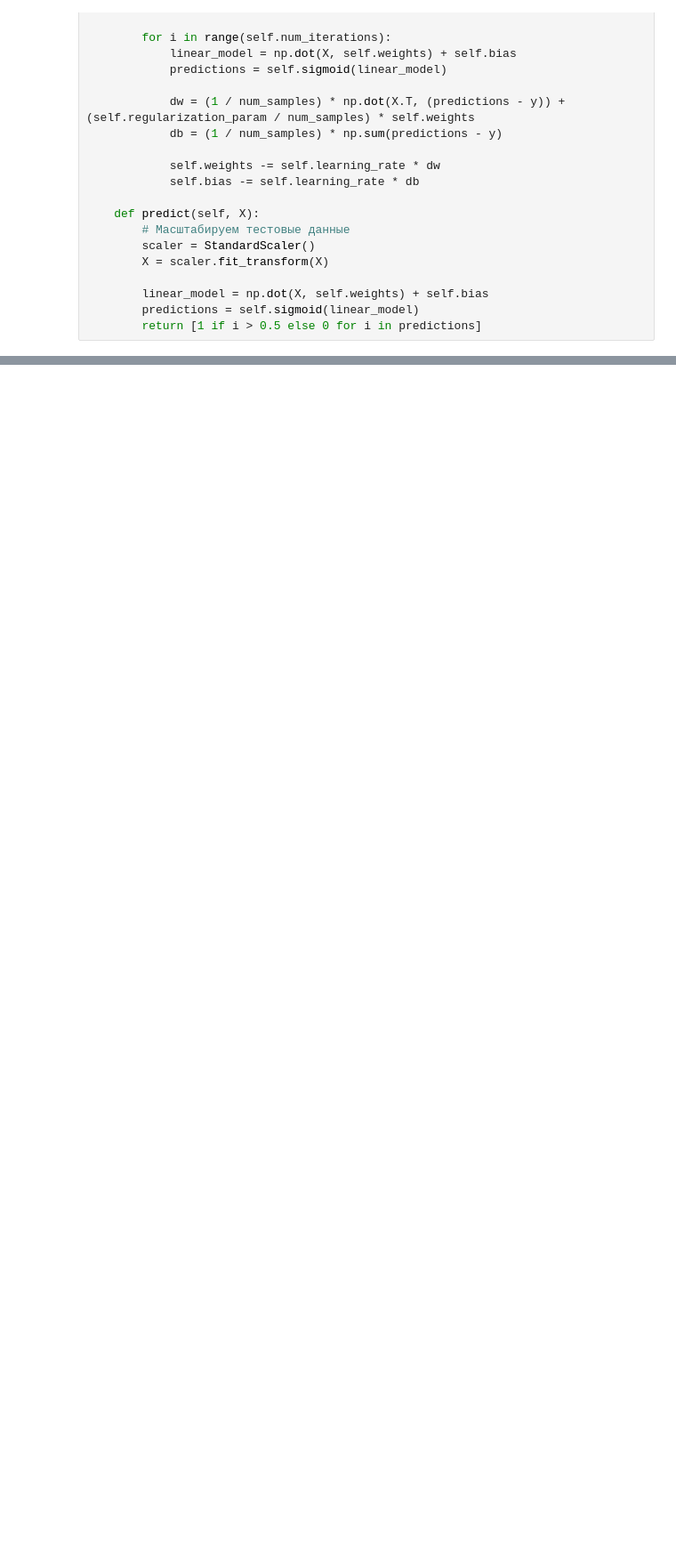
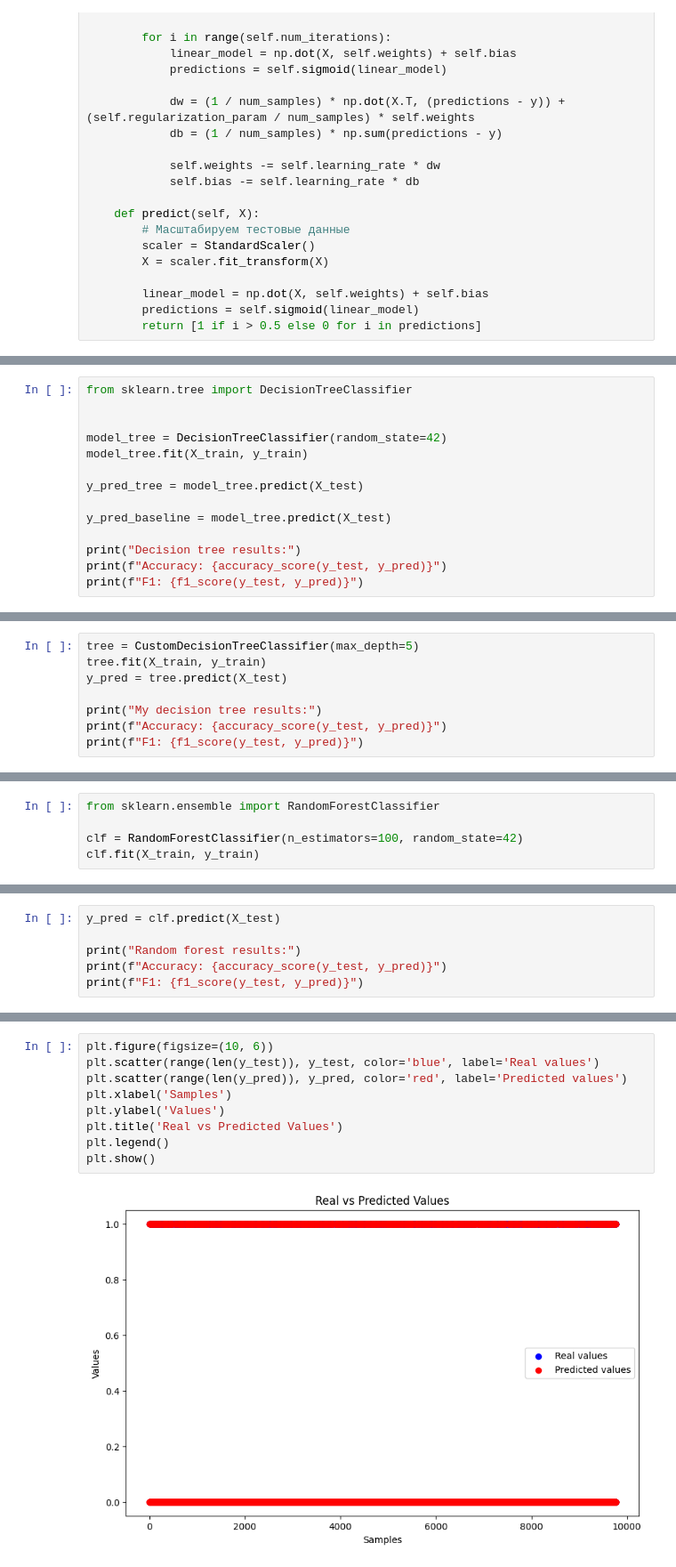
Before and after one commit to iTcatt/ai-da, a Jupyter notebook: classification.ipynb, the cells around one changed output, grey strips where cells are left out. Shown at 89% size. Drawn from its saved outputs; the diff is of its cells as text; blank space fills up the shorter version.

```diff
--- a/classification.ipynb
+++ b/classification.ipynb
@@ -384,0 +443,14 @@ F1: 0.5285058092407457
+# %%
+from sklearn.tree import DecisionTreeClassifier
+
+
+model_tree = DecisionTreeClassifier(random_state=42)
+model_tree.fit(X_train, y_train)
+
+y_pred_tree = model_tree.predict(X_test)
+
+y_pred_baseline = model_tree.predict(X_test)
+
+print("Decision tree results:")
+print(f"Accuracy: {accuracy_score(y_test, y_pred)}")
+print(f"F1: {f1_score(y_test, y_pred)}")
@@ -384,0 +636,8 @@ F1: 0.5285058092407457
+# %%
+tree = CustomDecisionTreeClassifier(max_depth=5)
+tree.fit(X_train, y_train)
+y_pred = tree.predict(X_test)
+
+print("My decision tree results:")
+print(f"Accuracy: {accuracy_score(y_test, y_pred)}")
+print(f"F1: {f1_score(y_test, y_pred)}")
@@ -384,0 +655,5 @@ F1: 0.5285058092407457
+# %%
+from sklearn.ensemble import RandomForestClassifier
+
+clf = RandomForestClassifier(n_estimators=100, random_state=42)
+clf.fit(X_train, y_train)
@@ -384,0 +662,6 @@ F1: 0.5285058092407457
+# %%
+y_pred = clf.predict(X_test)
+
+print("Random forest results:")
+print(f"Accuracy: {accuracy_score(y_test, y_pred)}")
+print(f"F1: {f1_score(y_test, y_pred)}")
@@ -384,0 +672,11 @@ F1: 0.5285058092407457
+# %%
+plt.figure(figsize=(10, 6))
+plt.scatter(range(len(y_test)), y_test, color='blue', label='Real values')
+plt.scatter(range(len(y_pred)), y_pred, color='red', label='Predicted values')
+plt.xlabel('Samples')
+plt.ylabel('Values')
+plt.title('Real vs Predicted Values')
+plt.legend()
+plt.show()
+# %% [output]
+[figure, added]
```
Also changed, not shown: parts of 50 cells of this notebook, 2 other files.
